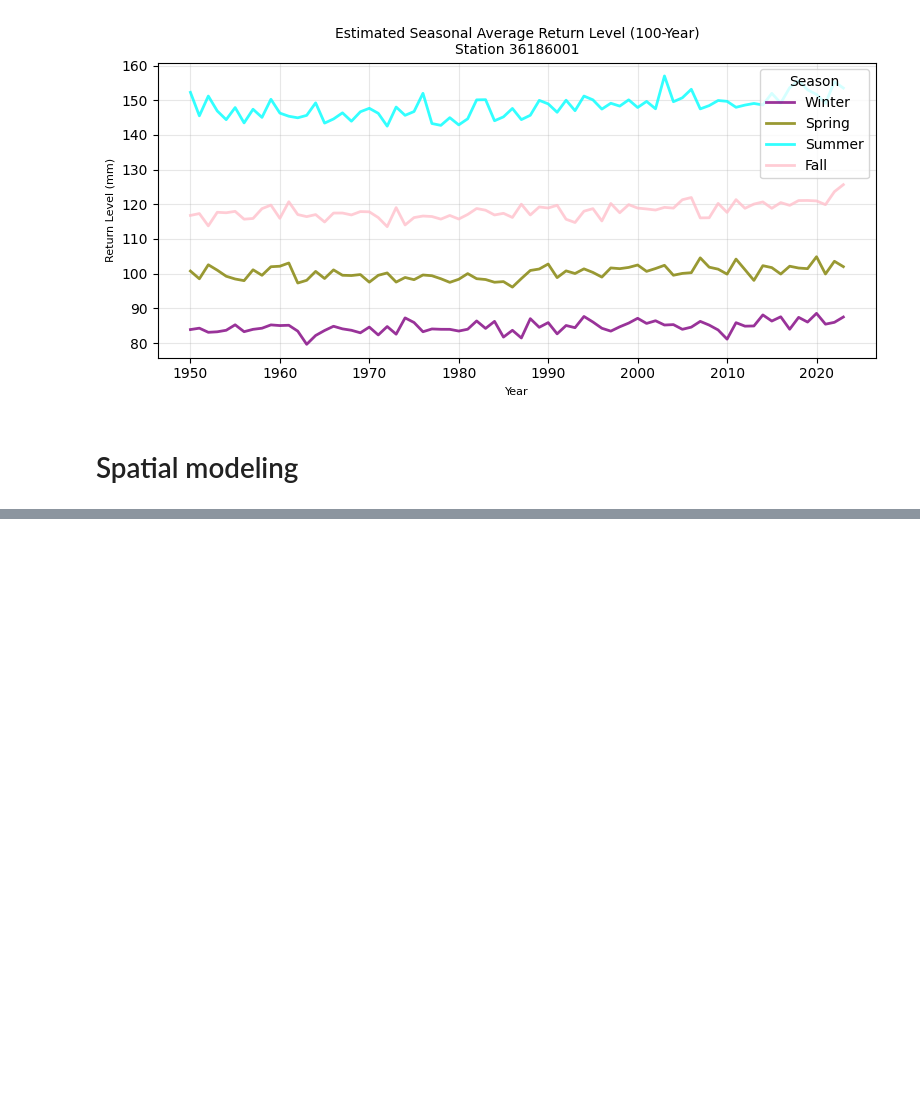
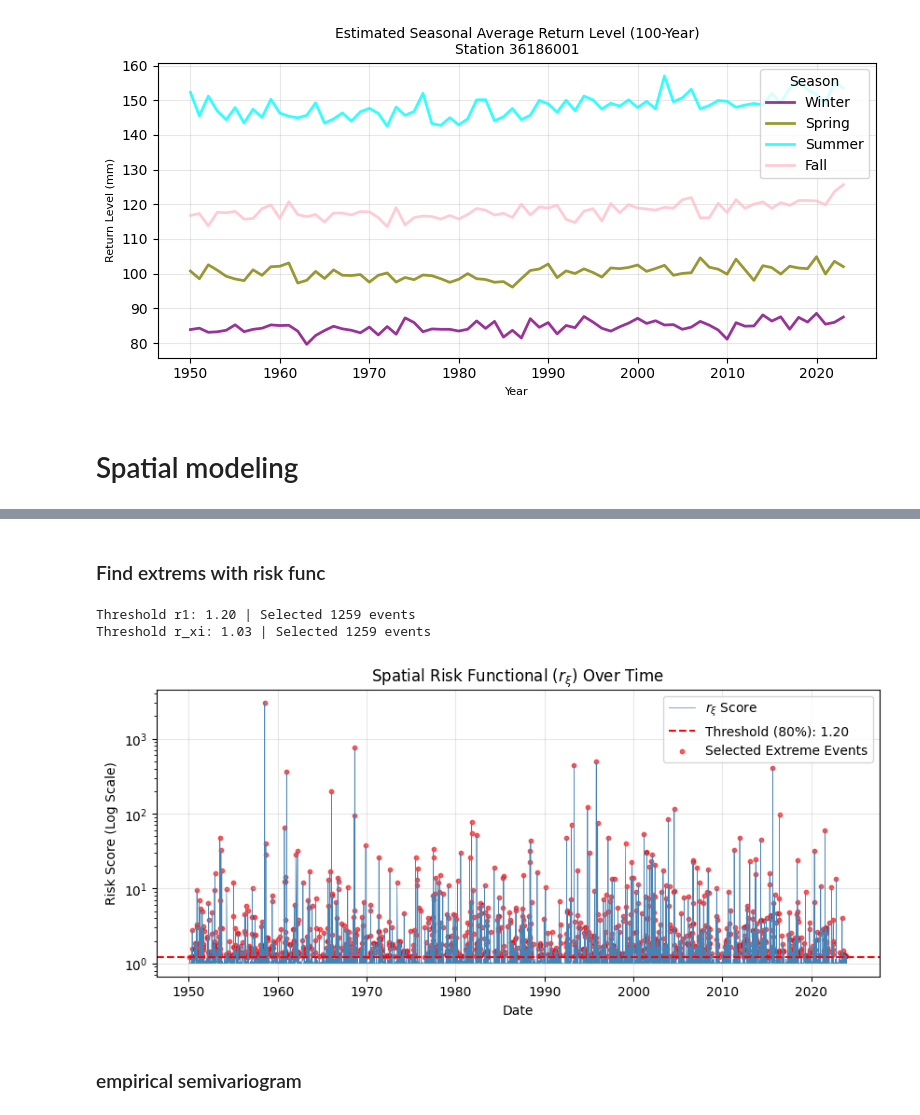
Before and after one commit to mdb0/extreme-precipitation-extents, a Jupyter notebook: model.ipynb, the cells around one changed output, grey strips where cells are left out. Cells and saved outputs as stored; diff of their text form; code cells hidden in the pictures; blank space fills up the shorter version.

Commit message:
full spatial model

```diff
--- a/model.ipynb
+++ b/model.ipynb
@@ -141,0 +192,50 @@ Plotting...
+# %% [markdown]
+### Find extrems with risk func
+# %%
+# Create Space-Time Matrix
+rr_matrix = model_df.pivot_table(index='Date', columns='NUM_POSTE', values='RR')
+pareto_matrix = model_df.pivot_table(index='Date', columns='NUM_POSTE', values='Y_pareto')
+
+# Filter Days: At least 5 stations must have >10mm rain
+valid_days = (rr_matrix > 10).sum(axis=1) >= 5
+pareto_matrix = pareto_matrix.loc[valid_days].fillna(1.0) # Fill missing/censored with 1.0
+
+# Functional r_1 (Mean of Pareto values)
+r1 = pareto_matrix.mean(axis=1)
+
+# Functional r_xi (Mean of Power-Transformed Pareto)
+r_xi = (np.power(pareto_matrix, xi_val).mean(axis=1)) ** (1/xi_val)
+
+# Event Selection (80th Percentile)
+u_r1 = r1.quantile(0.80)
+u_rxi = r_xi.quantile(0.80)
+
+extreme_days_r1 = r1[r1 > u_r1].index
+extreme_days_rxi = r_xi[r_xi > u_rxi].index
+
+print(f"Threshold r1: {u_r1:.2f} | Selected {len(extreme_days_r1)} events")
+print(f"Threshold r_xi: {u_rxi:.2f} | Selected {len(extreme_days_rxi)} events")
+# %% [output]
+Threshold r1: 1.20 | Selected 1259 events
+Threshold r_xi: 1.03 | Selected 1259 events
+# %%
+plt.figure(figsize=(10, 4))
+plt.plot(r1.index, r1, label='$r_{\\xi}$ Score', color='steelblue', lw=0.5)
+
+plt.axhline(u_r1, color='red', linestyle='--',
+            label=f'Threshold (80%): {u_r1:.2f}')
+
+plt.scatter(extreme_days_r1, r1[extreme_days_r1],
+            color='red', s=10, alpha=0.6, label='Selected Extreme Events')
+
+plt.yscale('log')
+plt.title("Spatial Risk Functional ($r_{\\xi}$) Over Time")
+plt.ylabel("Risk Score (Log Scale)")
+plt.xlabel("Date")
+plt.legend()
+plt.grid(True, alpha=0.3)
+plt.show()
+# %% [output]
+[figure, added]
+# %% [markdown]
+### empirical semivariogram
```
Also changed, not shown: parts of 9 cells of this notebook.
